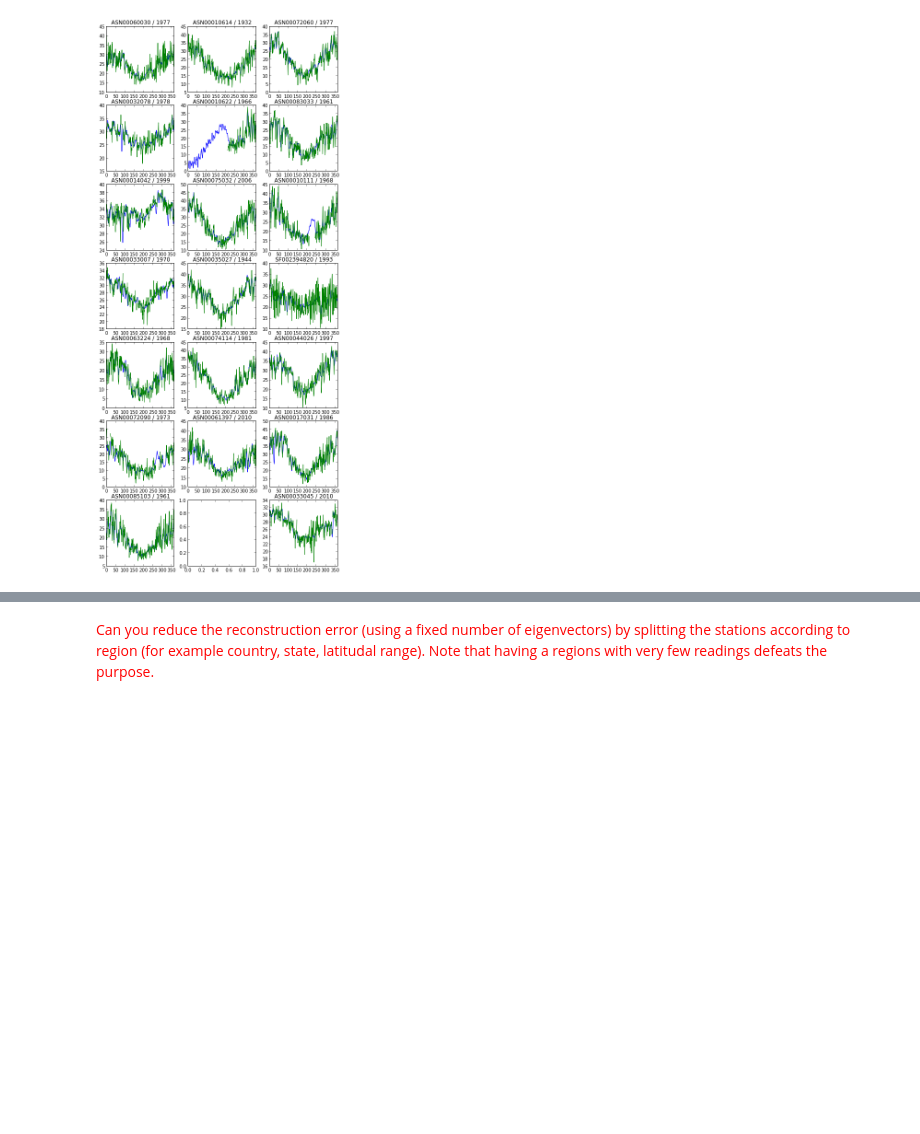
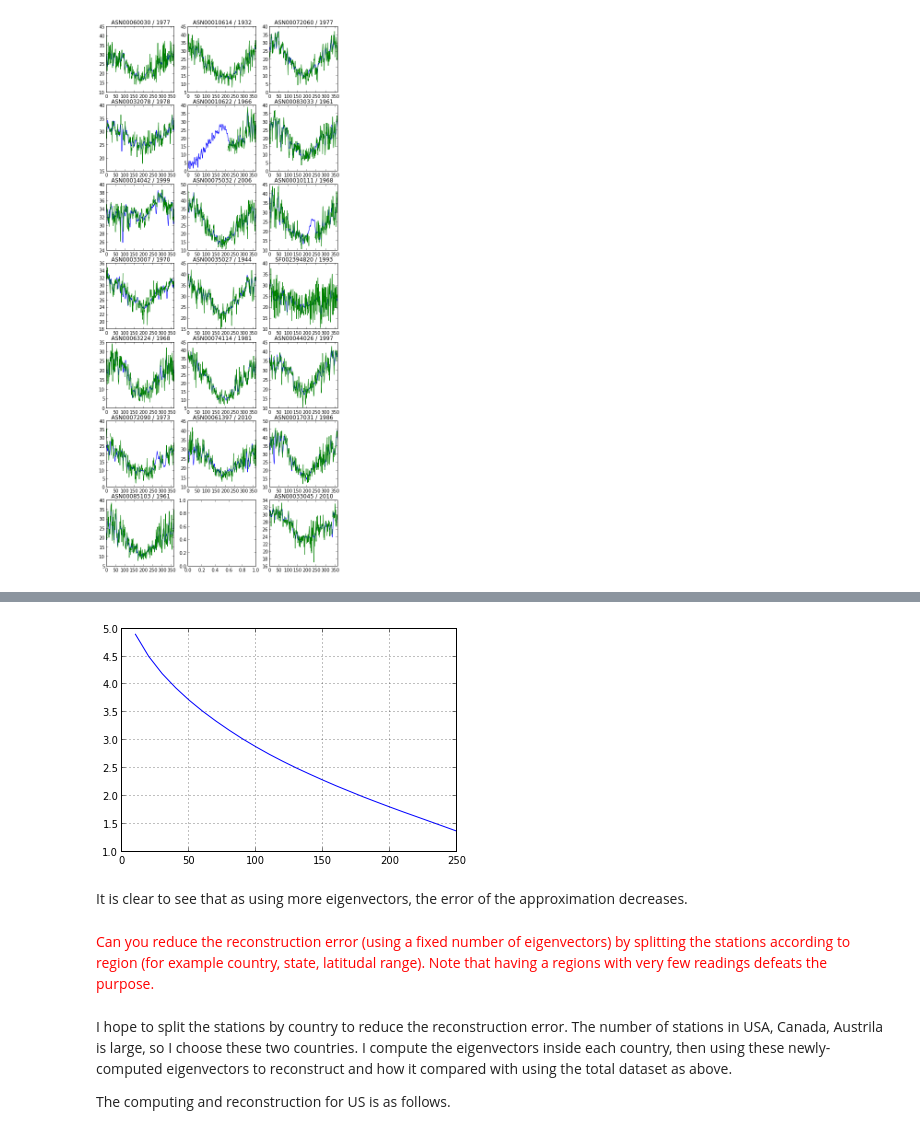
Before and after one commit to intermilan/UCSD_BigData, a Jupyter notebook: notebooks/weather/Weather Analysis.ipynb, the cells around one changed output, grey strips where cells are left out. Drawn from its saved outputs; the diff is of its cells as text; code cells hidden in the pictures; blank space fills up the shorter version.

```diff
--- a/notebooks/weather/Weather Analysis.ipynb
+++ b/notebooks/weather/Weather Analysis.ipynb
@@ -583,0 +616,21 @@ shape(selection)
+# %%
+def Eigen_Vector(Values):
+
+    M = Values.transpose()
+    M = M.dropna(axis=1)
+    (columns,rows)=shape(M)
+    Mean=mean(M, axis=1).values
+    C=np.zeros([columns,columns])   # Sum
+    N=np.zeros([columns,columns])   # Counter of non-nan entries
+
+    for i in range(rows):
+        row=M.iloc[:,i]-Mean;
+        outer=np.outer(row,row)
+        valid=isnan(outer)==False
+        C[valid]=C[valid]+outer[valid]  # update C with the valid location in outer
+        N[valid]=N[valid]+1
+    valid_outer=np.multiply(1-isnan(N),N>0)
+    cov=np.divide(C,N)
+    U,D,V=np.linalg.svd(cov)
+
+    return U, Mean
@@ -583,0 +639,17 @@ shape(selection)
+# %%
+All_Values = Data.loc[:, 1:365]
+
+All_Original = np.matrix(All_Values.ix[:,1:365])
+All_U, All_Mean = Eigen_Vector(All_Values)
+All_matrix=np.matrix(All_Values.ix[:, 1:365])-All_Mean
+All_matrix[isnan(All_matrix)]=0
+All_Error = []
+
+for k in range(10, 251, 10):
+    All_Eig = np.matrix(All_U[:,:k])
+    All_Prod = All_matrix * All_Eig;
+    All_Predict = All_Eig*All_Prod.transpose()+All_Mean[:,np.newaxis]
+    All_Predict = All_Predict.transpose()
+    error = Calc_Error(All_Original, All_Predict, shape(All_Values)[0])
+    All_Error.append(error)
+    print error
@@ -584,2 +674,13 @@ shape(selection)
+# %%
+plot(range(10, 251, 10), All_Error)
+grid()
+# %% [output]
+[figure, added]
+# %% [markdown]
+It is clear to see that as using more eigenvectors, the error of the approximation decreases.
 # %% [markdown]
 <span style="color:red">Can you reduce the reconstruction error (using a fixed number of eigenvectors) by splitting the stations according to region (for example country, state, latitudal range). Note that having a regions with very few readings defeats the purpose.
+# %% [markdown]
+I hope to split the stations by country to reduce the reconstruction error. The number of stations in USA, Canada, Austrila is large, so I choose these two countries. I compute the eigenvectors inside each country, then using these newly-computed eigenvectors to reconstruct and how it compared with using the total dataset as above.
+
+The computing and reconstruction for US is as follows.
```
Also changed, not shown: parts of 33 cells of this notebook, 2 other files.
